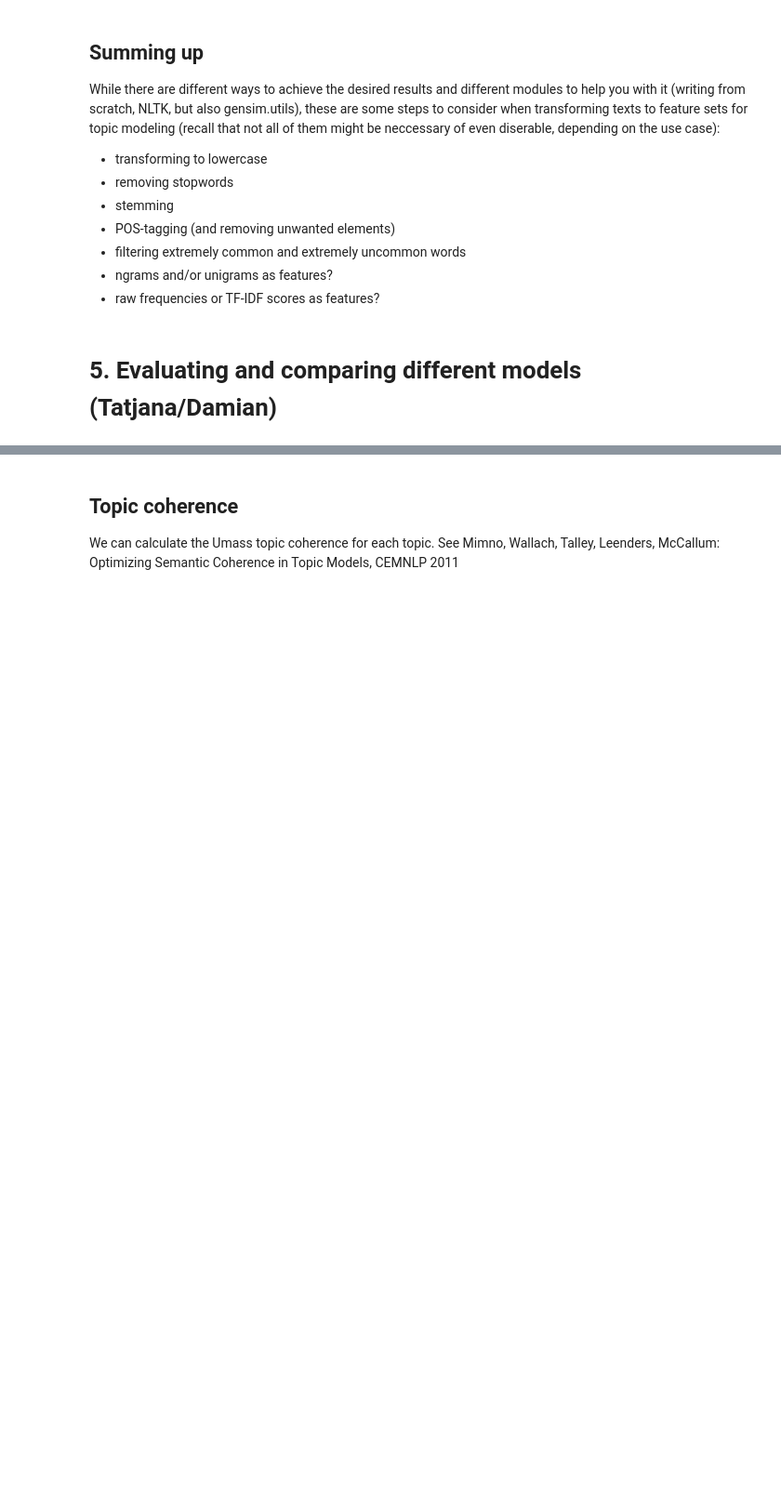
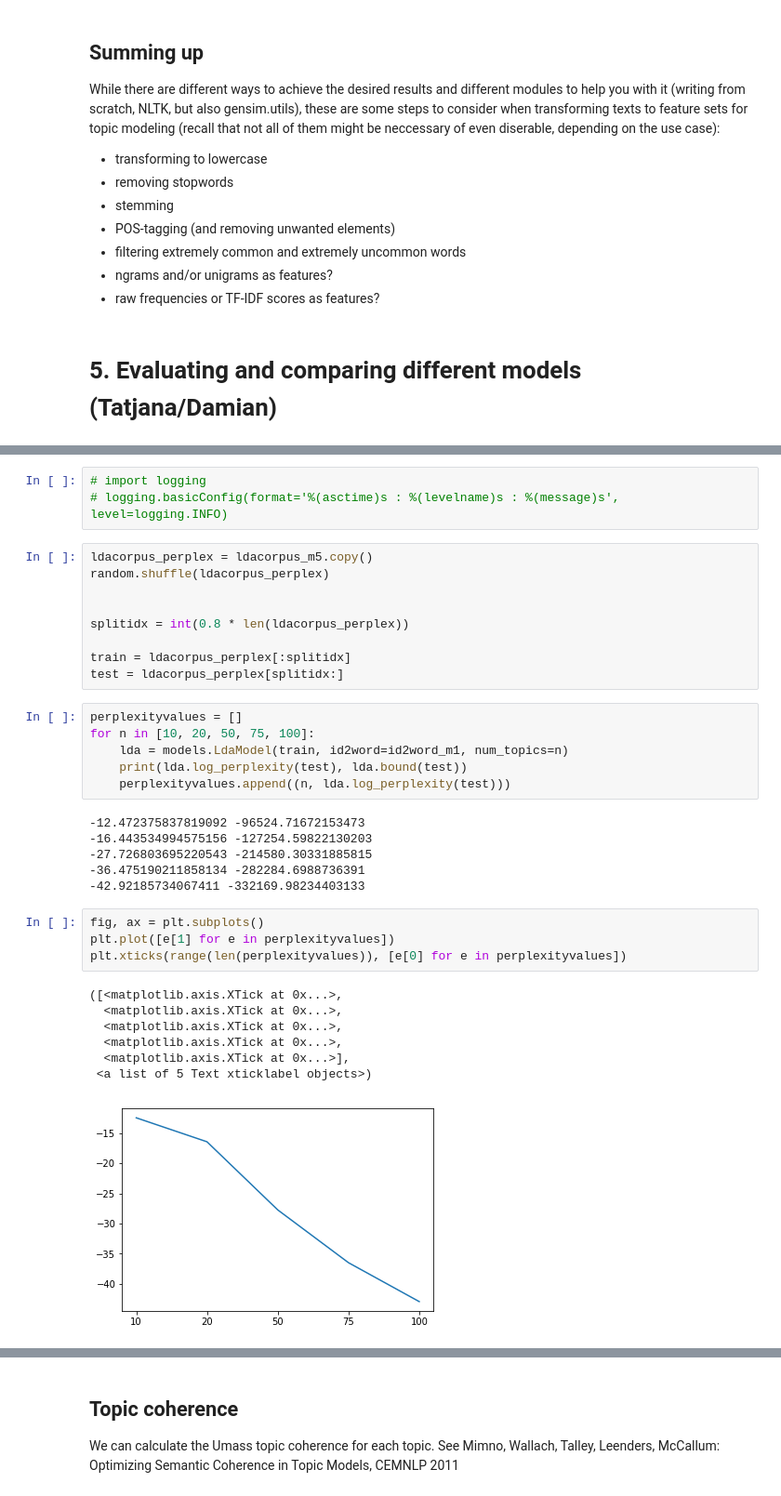
Before and after one commit to damian0604/bdaca, a Jupyter notebook: rm-course-2/week12/lda.ipynb, the cells around one changed output, grey strips where cells are left out. Shown at 93% size. Drawn from its saved outputs; the diff is of its cells as text; blank space fills up the shorter version.

Commit message:
added perplexity

```diff
--- a/rm-course-2/week12/lda.ipynb
+++ b/rm-course-2/week12/lda.ipynb
@@ -395,0 +407,36 @@ While there are different ways to achieve the desired results and different modu
+# %%
+# import logging
+# logging.basicConfig(format='%(asctime)s : %(levelname)s : %(message)s', level=logging.INFO)
+# %%
+ldacorpus_perplex = ldacorpus_m5.copy()
+random.shuffle(ldacorpus_perplex)
+
+
+splitidx = int(0.8 * len(ldacorpus_perplex))
+
+train = ldacorpus_perplex[:splitidx]
+test = ldacorpus_perplex[splitidx:]
+# %%
+perplexityvalues = []
+for n in [10, 20, 50, 75, 100]:
+    lda = models.LdaModel(train, id2word=id2word_m1, num_topics=n)
+    print(lda.log_perplexity(test), lda.bound(test))
+    perplexityvalues.append((n, lda.log_perplexity(test)))
+# %% [output]
+-12.472375837819092 -96524.71672153473
+-16.443534994575156 -127254.59822130203
+-27.726803695220543 -214580.30331885815
+-36.475190211858134 -282284.6988736391
+-42.92185734067411 -332169.98234403133
+# %%
+fig, ax = plt.subplots()
+plt.plot([e[1] for e in perplexityvalues])
+plt.xticks(range(len(perplexityvalues)), [e[0] for e in perplexityvalues])
+# %% [output]
+([<matplotlib.axis.XTick at 0x...>,
+  <matplotlib.axis.XTick at 0x...>,
+  <matplotlib.axis.XTick at 0x...>,
+  <matplotlib.axis.XTick at 0x...>,
+  <matplotlib.axis.XTick at 0x...>],
+ <a list of 5 Text xticklabel objects>)
+[figure, added]
```
Also changed, not shown: parts of 23 cells of this notebook.
